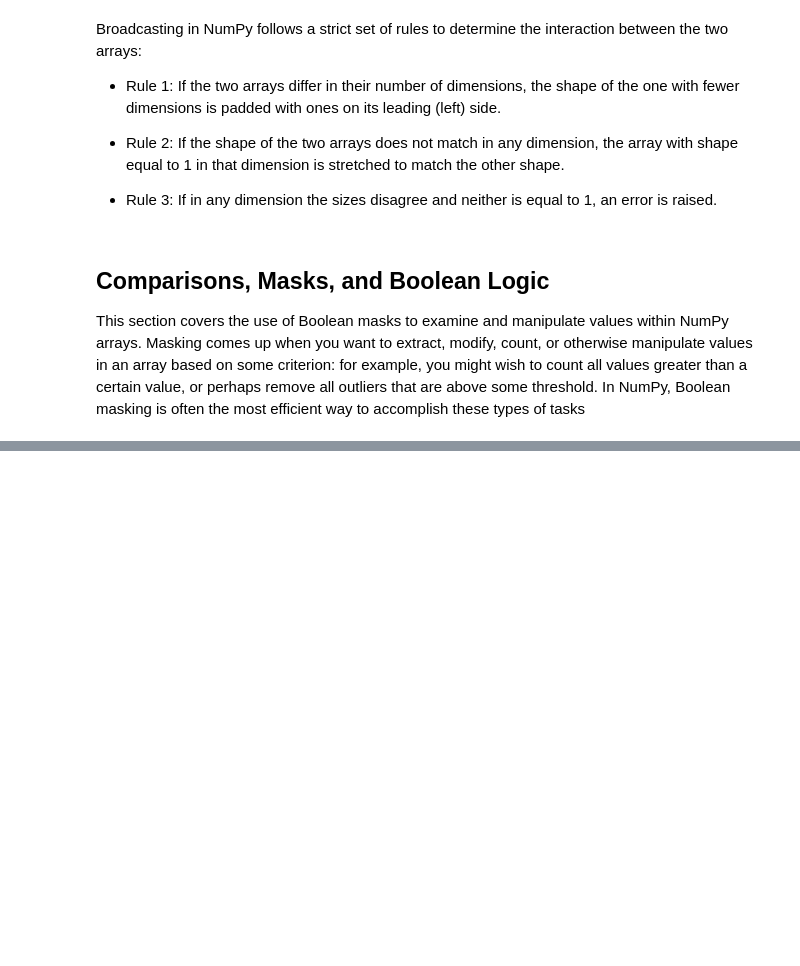
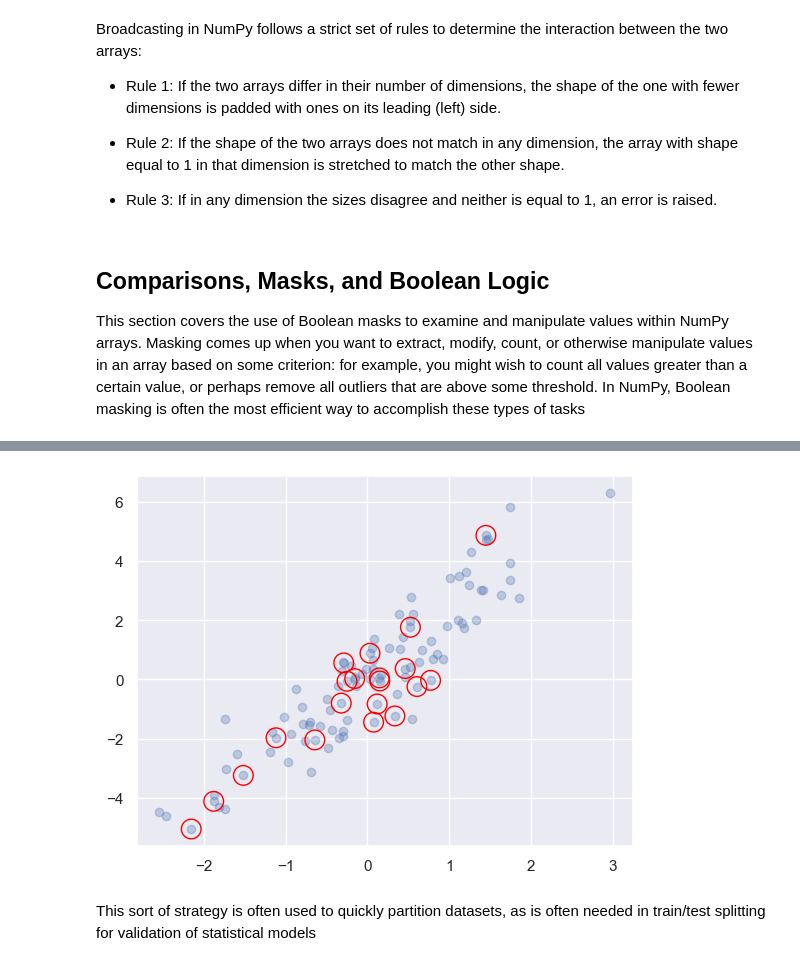
Before and after one commit to adisetiawannn/python-fundamentals, a Jupyter notebook: numpy/chapter2-numpy.ipynb, the cells around one changed output, grey strips where cells are left out. Saved outputs shown, nothing was run; the diff lists cells and outputs as text; code cells hidden in the pictures; blank space fills up the shorter version.

```diff
--- a/numpy/chapter2-numpy.ipynb
+++ b/numpy/chapter2-numpy.ipynb
@@ -969,0 +1395,8 @@ might wish to count all values greater than a certain value, or perhaps remove a
+# %%
+plt.scatter(X[:, 0], X[:, 1], alpha=0.3)
+plt.scatter(selected[:, 0], selected[:, 1],
+            facecolor='none', s=200, edgecolor='red');
+# %% [output]
+[figure, added]
+# %% [markdown]
+This sort of strategy is often used to quickly partition datasets, as is often needed in train/test splitting for validation of statistical models
```
Also changed, not shown: parts of 84 cells of this notebook, 5 other files.
